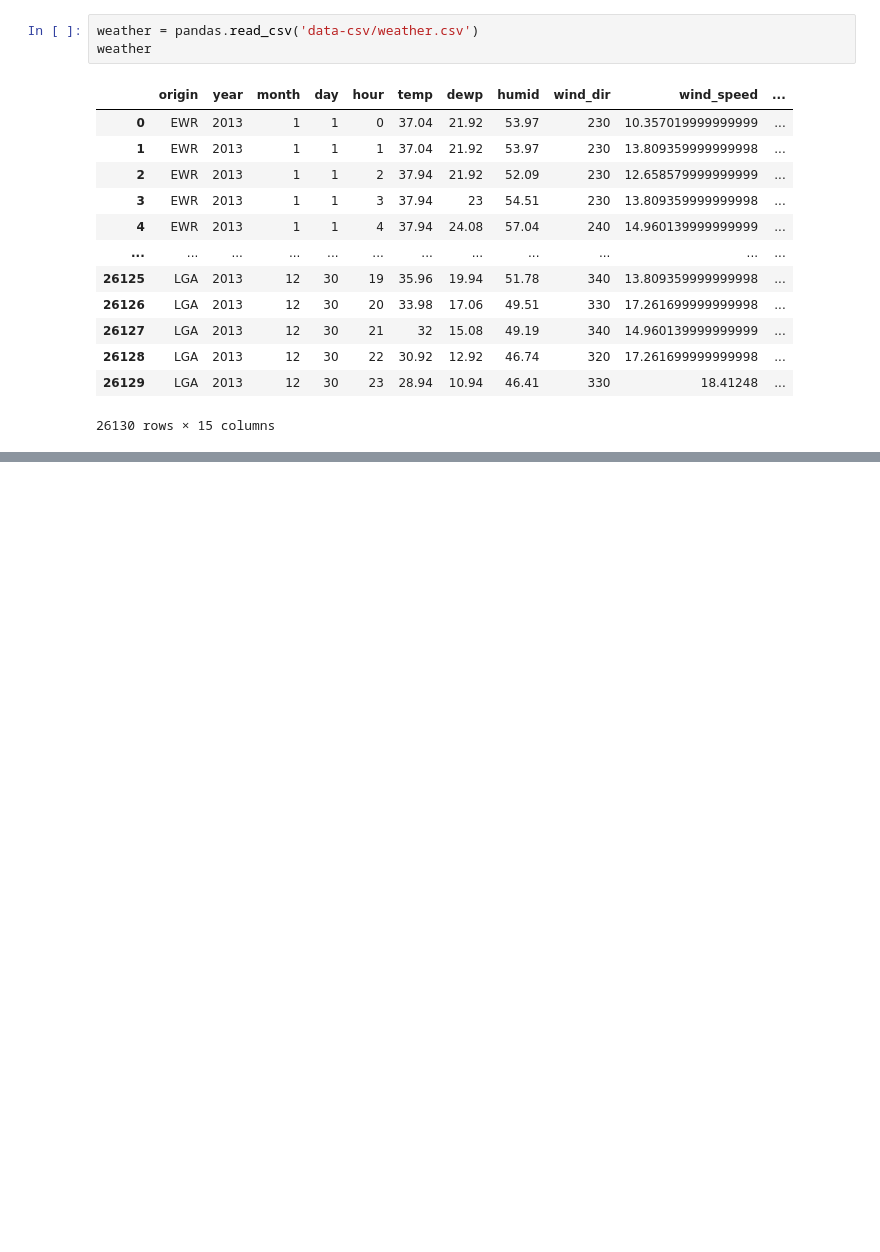
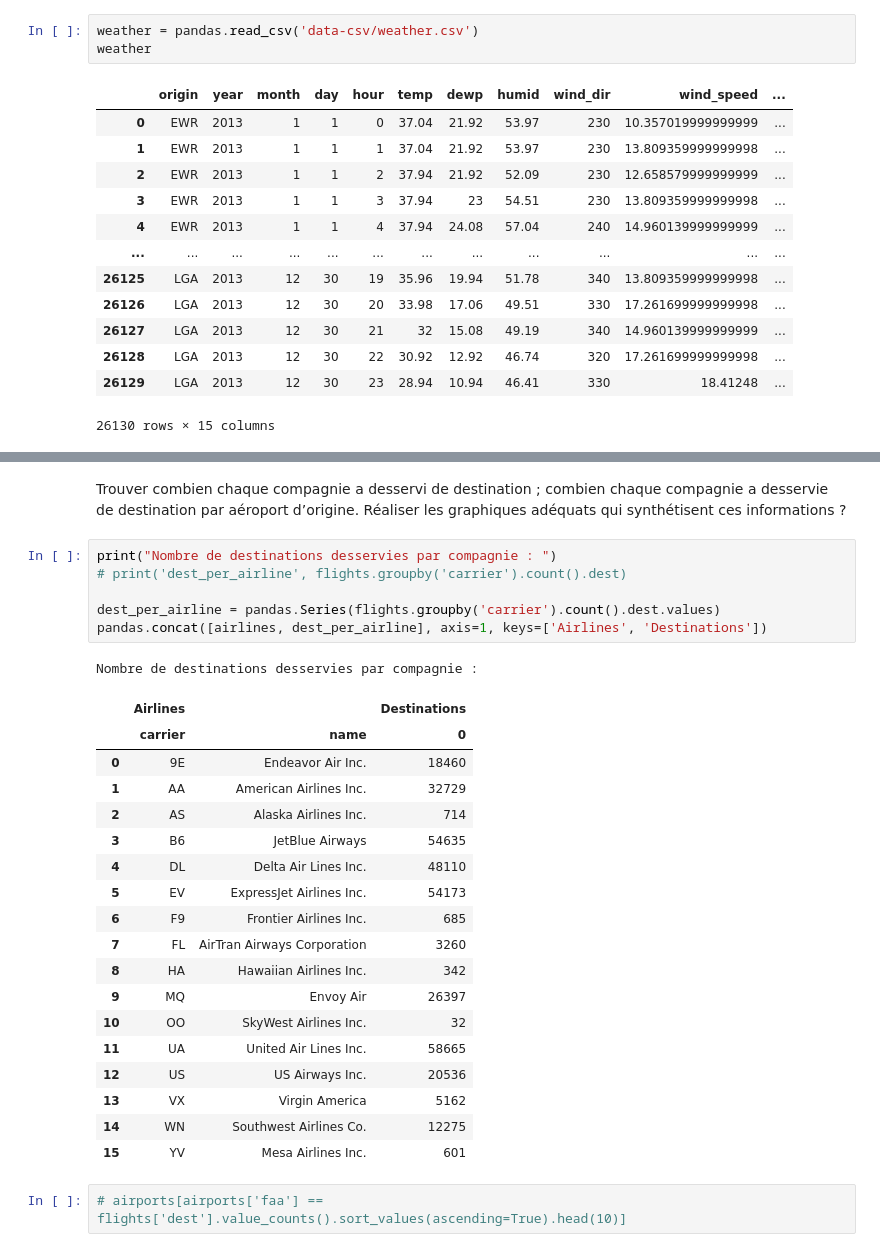
Before and after one commit to GeoDaz/air-traffic, a Jupyter notebook: test.ipynb, the cells around one changed output, grey strips where cells are left out. Saved outputs shown, nothing was run; the diff lists cells and outputs as text; blank space fills up the shorter version.

Commit message:
complete pandas answers

```diff
--- a/test.ipynb
+++ b/test.ipynb
@@ -130,0 +288,30 @@ Name: dest, dtype: int64
+# %% [markdown]
+Trouver combien chaque compagnie a desservi de destination ; combien chaque compagnie a desservie de destination par aéroport d’origine. Réaliser les graphiques adéquats qui synthétisent ces informations ?
+# %%
+print("Nombre de destinations desservies par compagnie : ")
+# print('dest_per_airline', flights.groupby('carrier').count().dest)
+
+dest_per_airline = pandas.Series(flights.groupby('carrier').count().dest.values)
+pandas.concat([airlines, dest_per_airline], axis=1, keys=['Airlines', 'Destinations'])
+# %% [output]
+Nombre de destinations desservies par compagnie :
+|  | Airlines |  | Destinations |
+|  | carrier | name | 0 |
+| 0 | 9E | Endeavor Air Inc. | 18460 |
+| 1 | AA | American Airlines Inc. | 32729 |
+| 2 | AS | Alaska Airlines Inc. | 714 |
+| 3 | B6 | JetBlue Airways | 54635 |
+| 4 | DL | Delta Air Lines Inc. | 48110 |
+| 5 | EV | ExpressJet Airlines Inc. | 54173 |
+| 6 | F9 | Frontier Airlines Inc. | 685 |
+| 7 | FL | AirTran Airways Corporation | 3260 |
+| 8 | HA | Hawaiian Airlines Inc. | 342 |
+| 9 | MQ | Envoy Air | 26397 |
+| 10 | OO | SkyWest Airlines Inc. | 32 |
+| 11 | UA | United Air Lines Inc. | 58665 |
+| 12 | US | US Airways Inc. | 20536 |
+| 13 | VX | Virgin America | 5162 |
+| 14 | WN | Southwest Airlines Co. | 12275 |
+| 15 | YV | Mesa Airlines Inc. | 601 |
+# %%
+# airports[airports['faa'] == flights['dest'].value_counts().sort_values(ascending=True).head(10)]
```
Also changed, not shown: parts of 16 cells of this notebook.
